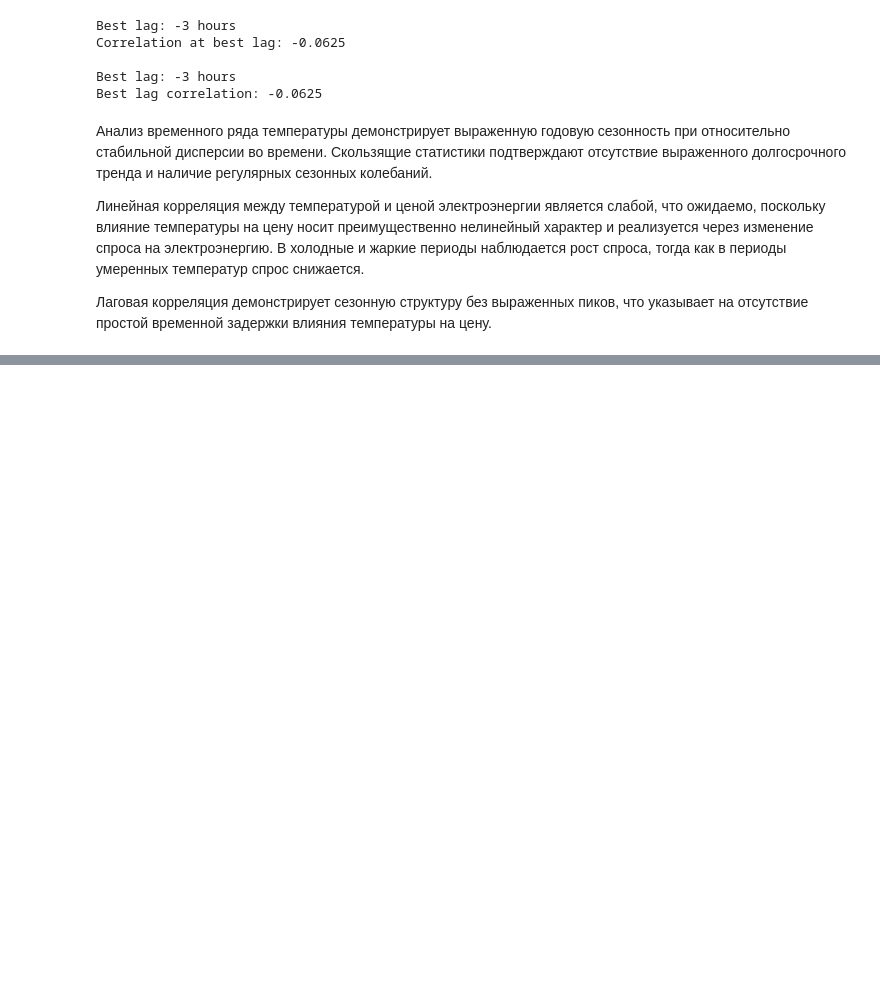
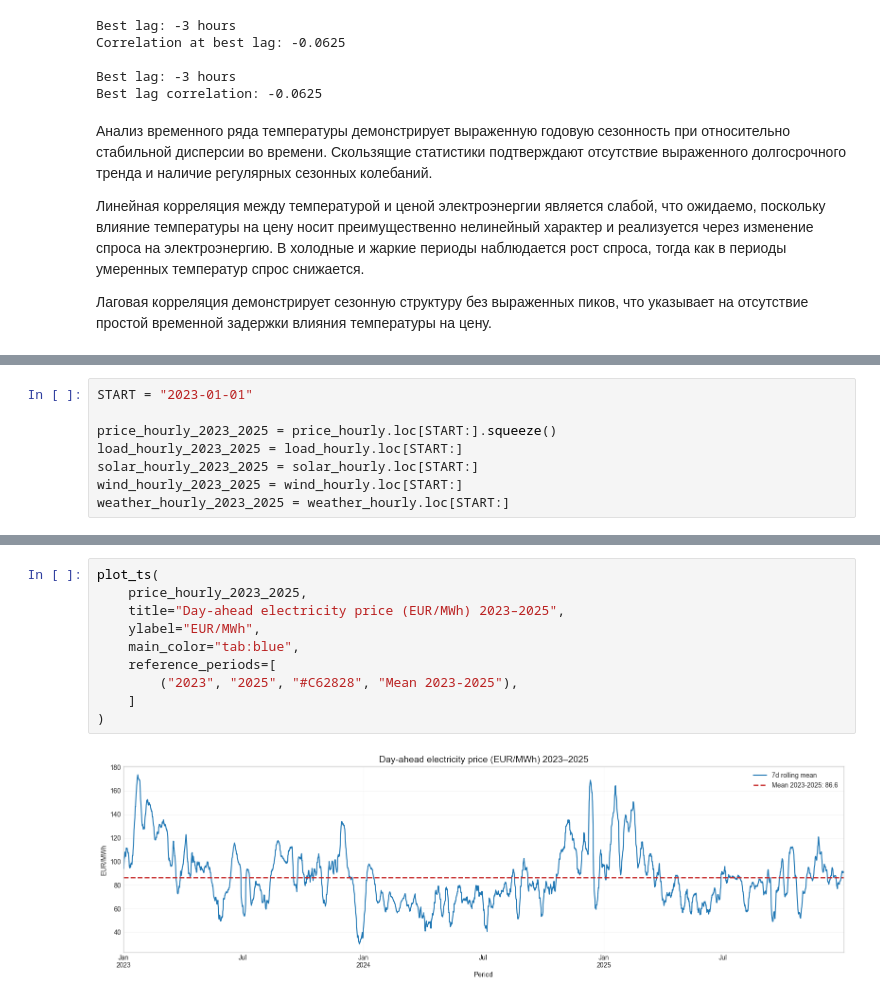
Before and after one commit to ElenaIbr/electricity-price-forecasting-nl, a Jupyter notebook: notebooks/02_eda.ipynb, the cells around one changed output, grey strips where cells are left out. Cells and saved outputs as stored; diff of their text form; blank space fills up the shorter version.

Commit message:
Add correlation analysis for 2023-2025 period

```diff
--- a/notebooks/02_eda.ipynb
+++ b/notebooks/02_eda.ipynb
@@ -1070,0 +1064,8 @@ Best lag correlation: -0.0625
+# %%
+START = "2023-01-01"
+
+price_hourly_2023_2025 = price_hourly.loc[START:].squeeze()
+load_hourly_2023_2025 = load_hourly.loc[START:]
+solar_hourly_2023_2025 = solar_hourly.loc[START:]
+wind_hourly_2023_2025 = wind_hourly.loc[START:]
+weather_hourly_2023_2025 = weather_hourly.loc[START:]
@@ -1070,0 +1091,12 @@ Best lag correlation: -0.0625
+# %%
+plot_ts(
+    price_hourly_2023_2025,
+    title="Day-ahead electricity price (EUR/MWh) 2023–2025",
+    ylabel="EUR/MWh",
+    main_color="tab:blue",
+    reference_periods=[
+        ("2023", "2025", "#C62828", "Mean 2023-2025"),
+    ]
+)
+# %% [output]
+[figure, added]
```
Also changed, not shown: parts of 63 cells of this notebook.
